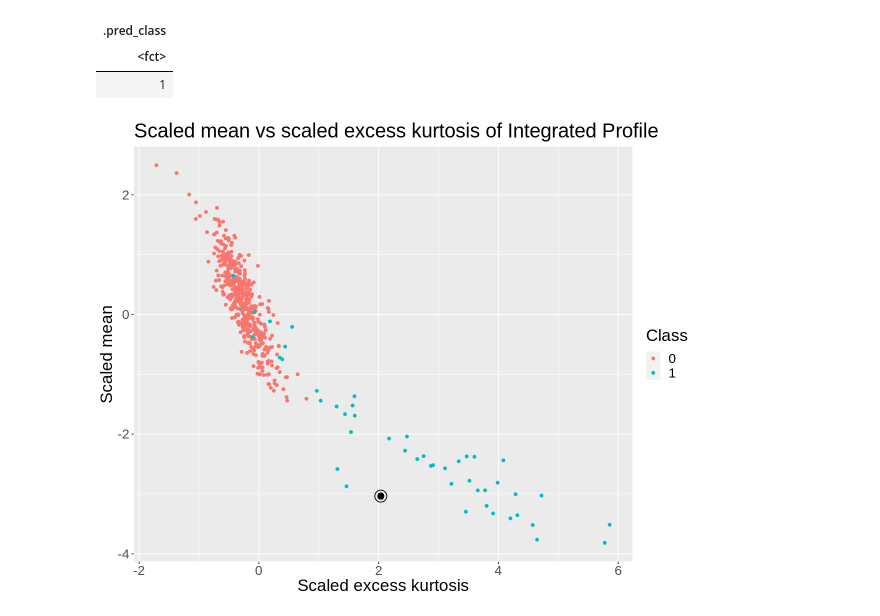
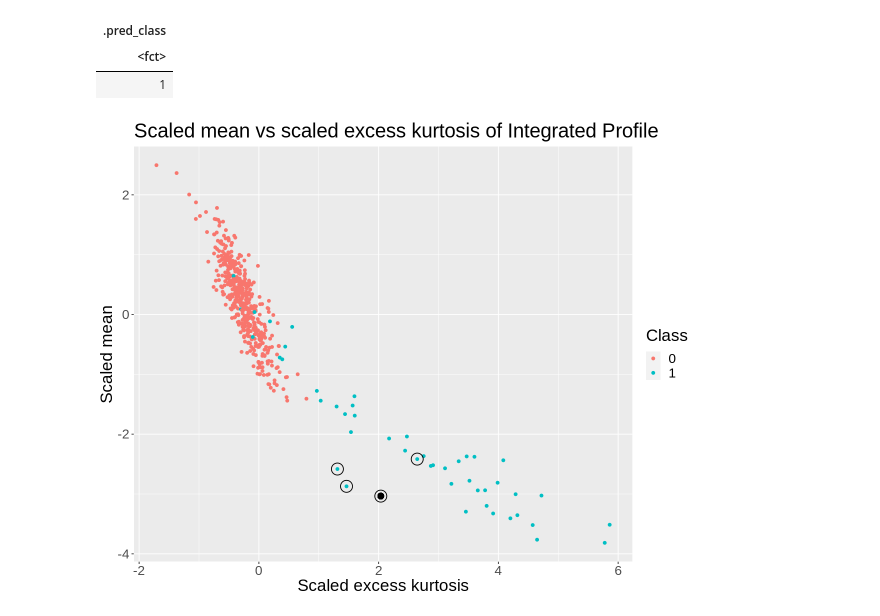
Before and after one commit to kseniak1/DSCI100-Project, a Jupyter notebook: Avishka_notebook.ipynb, the cells around one changed output. Cells and saved outputs as stored; diff of their text form; code cells hidden in the pictures.

Commit message:
added_graph

```diff
--- a/Avishka_notebook.ipynb
+++ b/Avishka_notebook.ipynb
@@ -514,19 +514,35 @@ scaled_pulsar_data_with_new_obs <- pulsar_data %>%
 # %%
 options(repr.plot.width = 10, repr.plot.height = 8)
 
 point1 <- c(2.03597849, -3.03524016)
+point2 <- c(1.46349305, -2.87168441)
+point3 <- c(1.31160611, -2.58273031)
+point4 <- c(2.64447567, -2.41666804)
 
 scaled_mean_vs_kurtosis_plot_2 <- scaled_pulsar_data_with_new_obs %>%
                             ggplot(aes(x = scaled_excess_kurtosis_ip, y = scaled_mean_ip, color = class)) +
                             geom_point() +
                             geom_point(aes(x = 2.03597849, y = -3.03524016), color = "black", size = 3) +
                             labs(x = "Scaled excess kurtosis", y = "Scaled mean", color = "Class") +
                             ggtitle("Scaled mean vs scaled excess kurtosis of Integrated Profile") +
                             theme(text = element_text(size = 20)) +
+
                             annotate("path",
                              x=point1[1] + 0.1*cos(seq(0,2*pi,length.out=100)),
                              y=point1[2] + 0.1*sin(seq(0,2*pi,length.out=100))) +
-                             annotate("text", x = 2.03597849, y = -3.03524016, label = "1")
+
+                            annotate("path",
+                             x=point2[1] + 0.1*cos(seq(0,2*pi,length.out=100)),
+                             y=point2[2] + 0.1*sin(seq(0,2*pi,length.out=100))) +
+
+                            annotate("path",
+                             x=point3[1] + 0.1*cos(seq(0,2*pi,length.out=100)),
+                             y=point3[2] + 0.1*sin(seq(0,2*pi,length.out=100))) +
+
+                            annotate("path",
+                             x=point4[1] + 0.1*cos(seq(0,2*pi,length.out=100)),
+                             y=point4[2] + 0.1*sin(seq(0,2*pi,length.out=100)))
+
 scaled_mean_vs_kurtosis_plot_2
 # %% [output]
-[figure, old version]
+[figure, new version]
```
Also changed, not shown: parts of 1 cell of this notebook.
